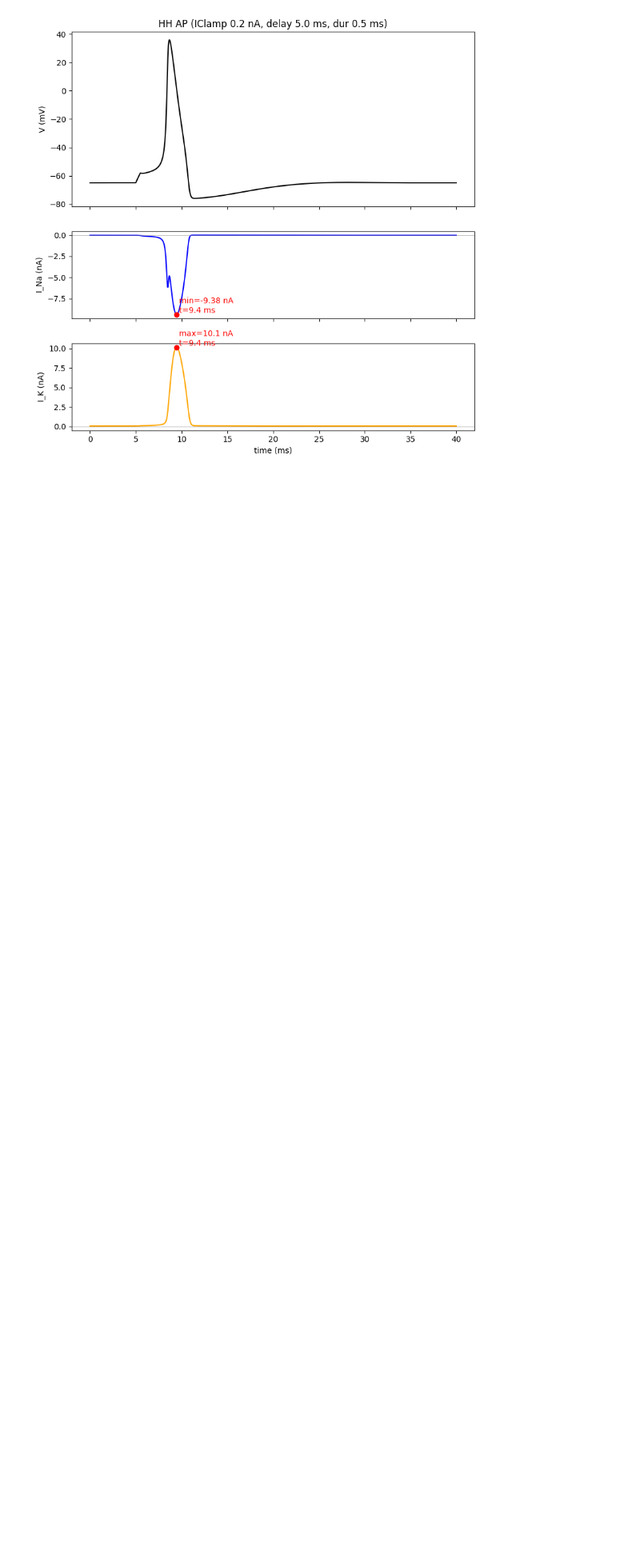
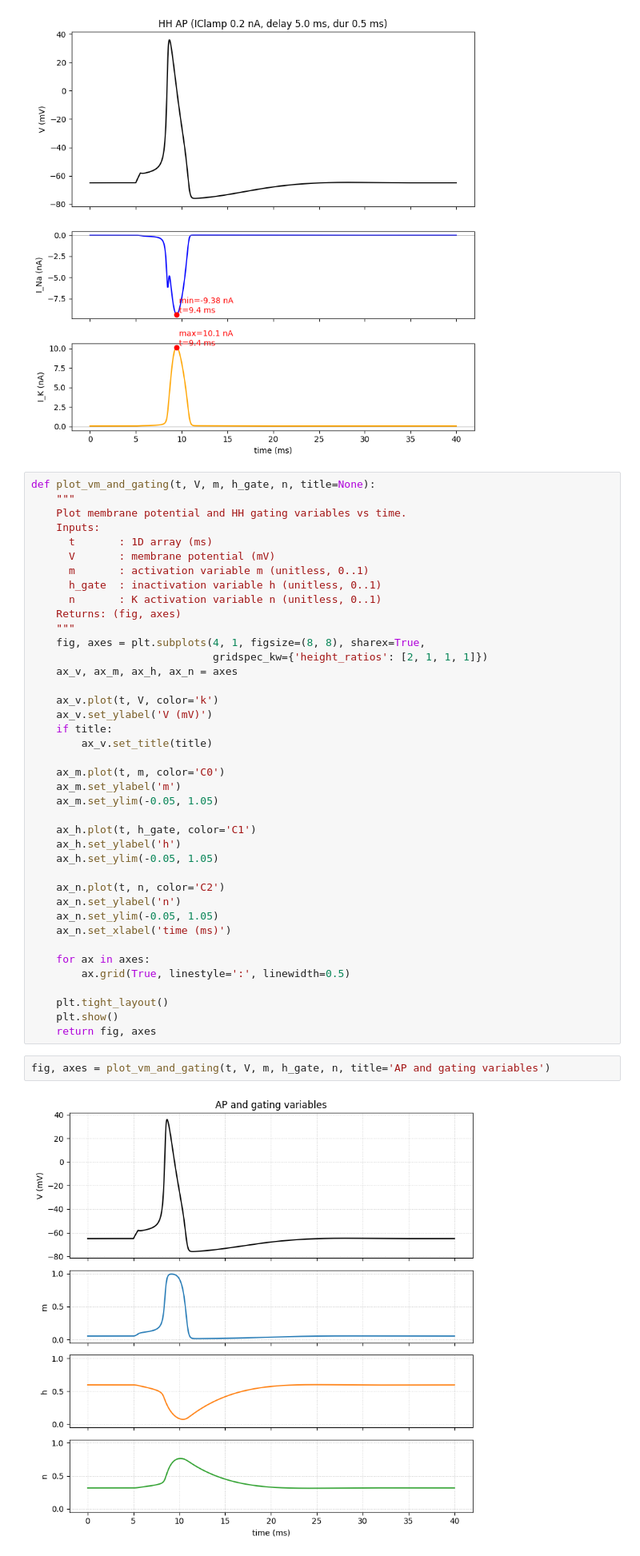
Before and after one commit to PIG-ZMS/NeuralDynamicsMScClass, a Jupyter notebook: HH_actionpotential_currents.ipynb, the cells around one changed output. Shown at 80% size. Cells and saved outputs as stored; diff of their text form; blank space fills up the shorter version.

Commit message:
Add gating variable plots

```diff
--- a/HH_actionpotential_currents.ipynb
+++ b/HH_actionpotential_currents.ipynb
@@ -130,3 +149,47 @@ if __name__ == '__main__':
     plot_ap_and_currents(t, V, Ina_nA, Ik_nA)
 # %% [output]
 [figure]
+# %%
+def plot_vm_and_gating(t, V, m, h_gate, n, title=None):
+    """
+    Plot membrane potential and HH gating variables vs time.
+    Inputs:
+      t       : 1D array (ms)
+      V       : membrane potential (mV)
+      m       : activation variable m (unitless, 0..1)
+      h_gate  : inactivation variable h (unitless, 0..1)
+      n       : K activation variable n (unitless, 0..1)
+    Returns: (fig, axes)
+    """
+    fig, axes = plt.subplots(4, 1, figsize=(8, 8), sharex=True,
+                             gridspec_kw={'height_ratios': [2, 1, 1, 1]})
+    ax_v, ax_m, ax_h, ax_n = axes
+
+    ax_v.plot(t, V, color='k')
+    ax_v.set_ylabel('V (mV)')
+    if title:
+        ax_v.set_title(title)
+
+    ax_m.plot(t, m, color='C0')
+    ax_m.set_ylabel('m')
+    ax_m.set_ylim(-0.05, 1.05)
+
+    ax_h.plot(t, h_gate, color='C1')
+    ax_h.set_ylabel('h')
+    ax_h.set_ylim(-0.05, 1.05)
+
+    ax_n.plot(t, n, color='C2')
+    ax_n.set_ylabel('n')
+    ax_n.set_ylim(-0.05, 1.05)
+    ax_n.set_xlabel('time (ms)')
+
+    for ax in axes:
+        ax.grid(True, linestyle=':', linewidth=0.5)
+
+    plt.tight_layout()
+    plt.show()
+    return fig, axes
+# %%
+fig, axes = plot_vm_and_gating(t, V, m, h_gate, n, title='AP and gating variables')
+# %% [output]
+[figure, added]
```
Also changed, not shown: parts of 1 cell of this notebook.
